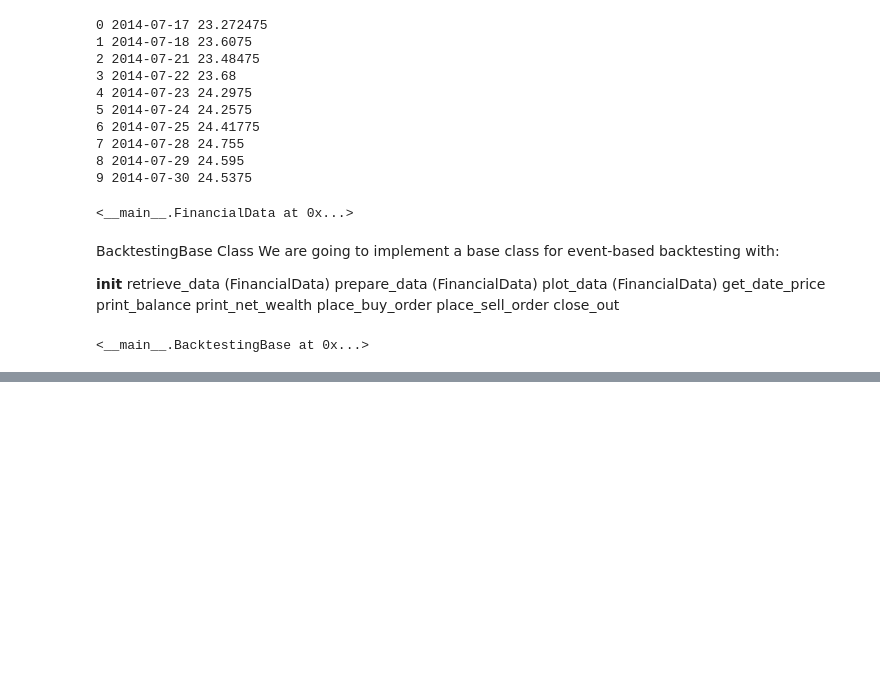
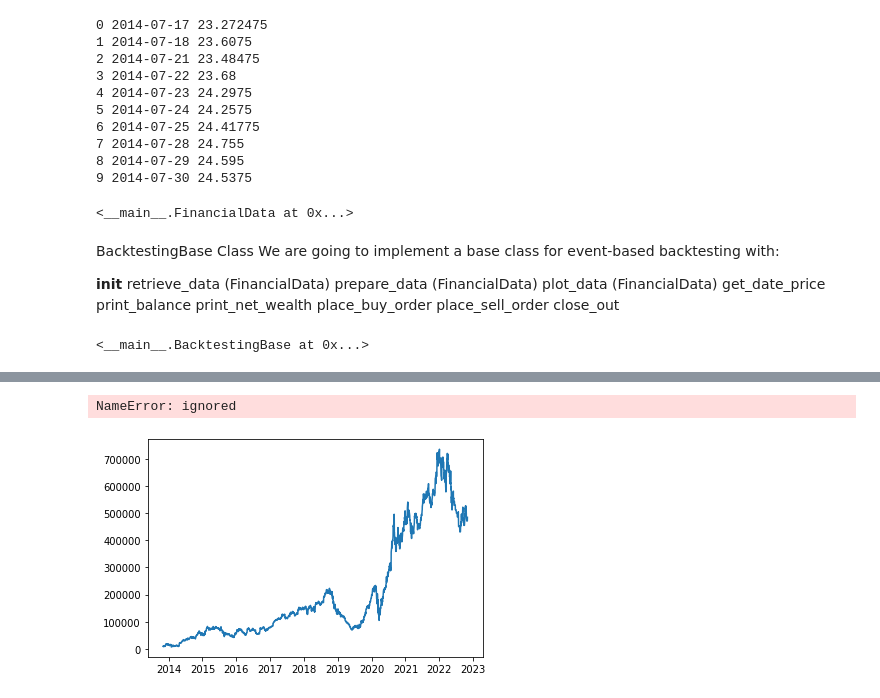
Before and after one commit to Mech1907/EPAT_WORKS_MJ, a Jupyter notebook: yhilpisch_sessions_both_EPAT_06_01_2023.ipynb, the cells around one changed output, grey strips where cells are left out. Saved outputs shown, nothing was run; the diff lists cells and outputs as text; code cells hidden in the pictures; blank space fills up the shorter version.

```diff
--- a/yhilpisch_sessions_both_EPAT_06_01_2023.ipynb
+++ b/yhilpisch_sessions_both_EPAT_06_01_2023.ipynb
@@ -244,3 +244,6 @@ class SMABacktester(BacktestingBase):
                 self.position = -1
                 print(55 * '-')
         self.close_out(bar)
+# %%
+sma = SMABacktester('AAPL.O', 10000)
+sma
@@ -246,0 +273,4 @@ class SMABacktester(BacktestingBase):
+# %%
+plt.plot(sma.data.index[sma.SMA2:], sma.net_wealths);
+# %% [output]
+NameError: ignored
@@ -246,0 +279,4 @@ class SMABacktester(BacktestingBase):
+# %%
+plt.plot(sma.data.index[sma.SMA2:], sma.net_wealths);
+# %% [output]
+[figure, added]
```
Also changed, not shown: parts of 5 cells of this notebook.
